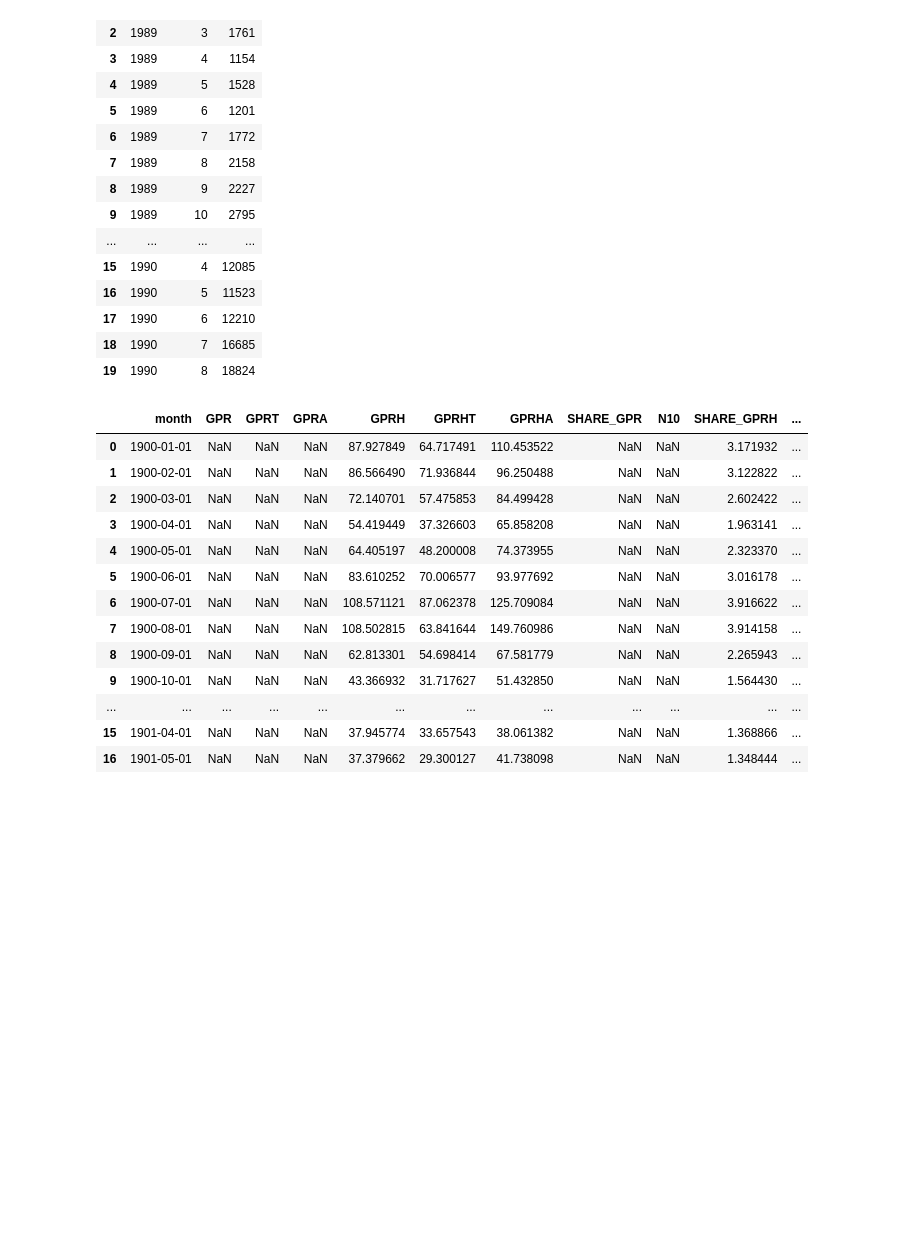
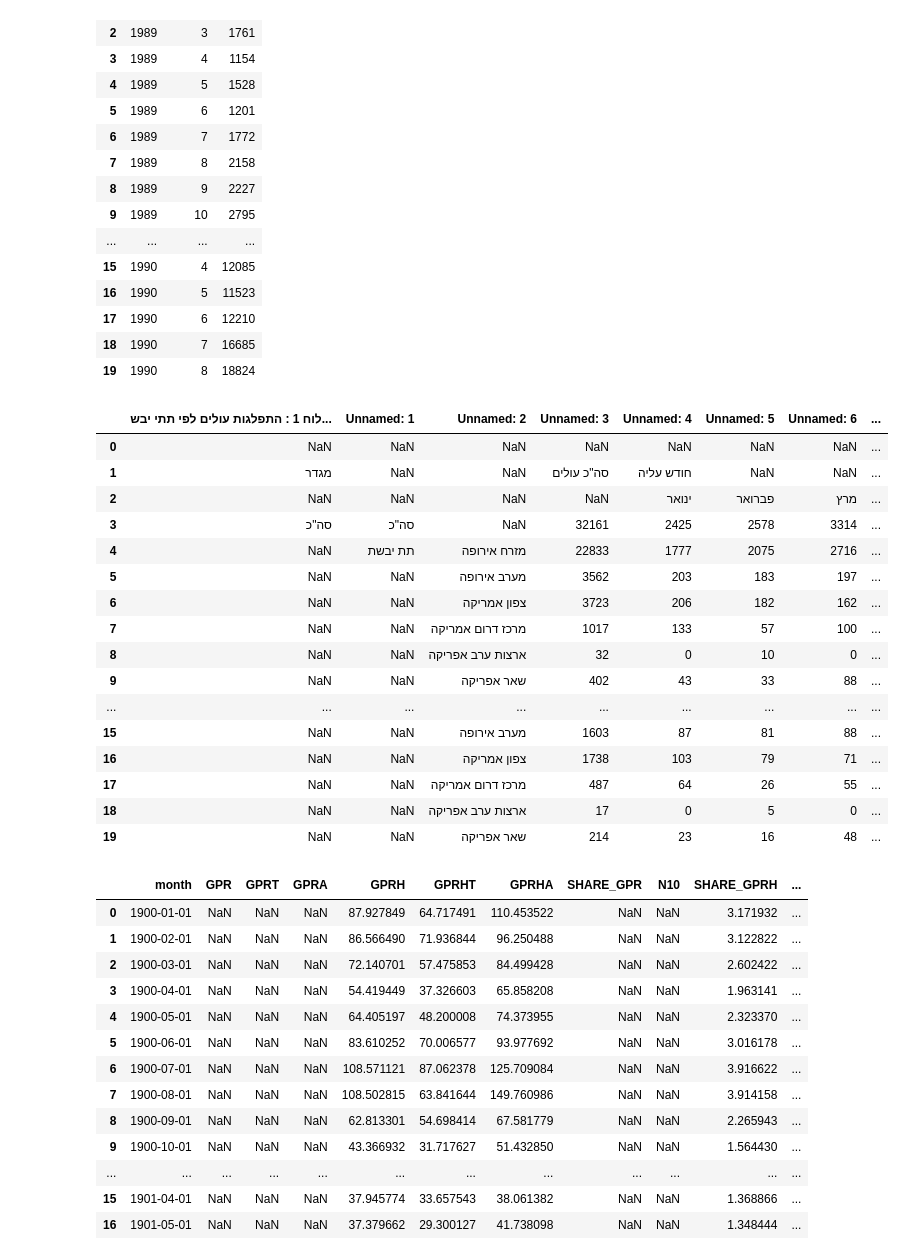
Before and after one commit to davidlvt6992/Time-Series-Analysis, a Jupyter notebook: notebooks/eng_template_project1_id1_id2.ipynb, the cells around one changed output. Drawn from its saved outputs; the diff is of its cells as text; code cells hidden in the pictures; blank space fills up the shorter version.

```diff
--- a/notebooks/eng_template_project1_id1_id2.ipynb
+++ b/notebooks/eng_template_project1_id1_id2.ipynb
@@ -73,4 +87,24 @@ raw_df1.head(n=20)
 | 17 | 1990 | 6 | 12210 |
 | 18 | 1990 | 7 | 16685 |
 | 19 | 1990 | 8 | 18824 |
+# %%
+olim_2024_raw.head(n=20) # showing only 2024 as 2024, 2025 & 2026 are of the same structure
+# %% [output]
+|  | לוח 1 : התפלגות עולים לפי תתי יבש... | Unnamed: 1 | Unnamed: 2 | Unnamed: 3 | Unnamed: 4 | Unnamed: 5 | Unnamed: 6 | ... |
+| 0 | NaN | NaN | NaN | NaN | NaN | NaN | NaN | ... |
+| 1 | מגדר | NaN | NaN | סה"כ עולים | חודש עליה | NaN | NaN | ... |
+| 2 | NaN | NaN | NaN | NaN | ינואר | פברואר | מרץ | ... |
+| 3 | סה"כ | סה"כ | NaN | 32161 | 2425 | 2578 | 3314 | ... |
+| 4 | NaN | תת יבשת | מזרח אירופה | 22833 | 1777 | 2075 | 2716 | ... |
+| 5 | NaN | NaN | מערב אירופה | 3562 | 203 | 183 | 197 | ... |
+| 6 | NaN | NaN | צפון אמריקה | 3723 | 206 | 182 | 162 | ... |
+| 7 | NaN | NaN | מרכז דרום אמריקה | 1017 | 133 | 57 | 100 | ... |
+| 8 | NaN | NaN | ארצות ערב אפריקה | 32 | 0 | 10 | 0 | ... |
+| 9 | NaN | NaN | שאר אפריקה | 402 | 43 | 33 | 88 | ... |
+| ... | ... | ... | ... | ... | ... | ... | ... | ... |
+| 15 | NaN | NaN | מערב אירופה | 1603 | 87 | 81 | 88 | ... |
+| 16 | NaN | NaN | צפון אמריקה | 1738 | 103 | 79 | 71 | ... |
+| 17 | NaN | NaN | מרכז דרום אמריקה | 487 | 64 | 26 | 55 | ... |
+| 18 | NaN | NaN | ארצות ערב אפריקה | 17 | 0 | 5 | 0 | ... |
+| 19 | NaN | NaN | שאר אפריקה | 214 | 23 | 16 | 48 | ... |
 # %%
```
Also changed, not shown: parts of 9 cells of this notebook, 3 other files.
